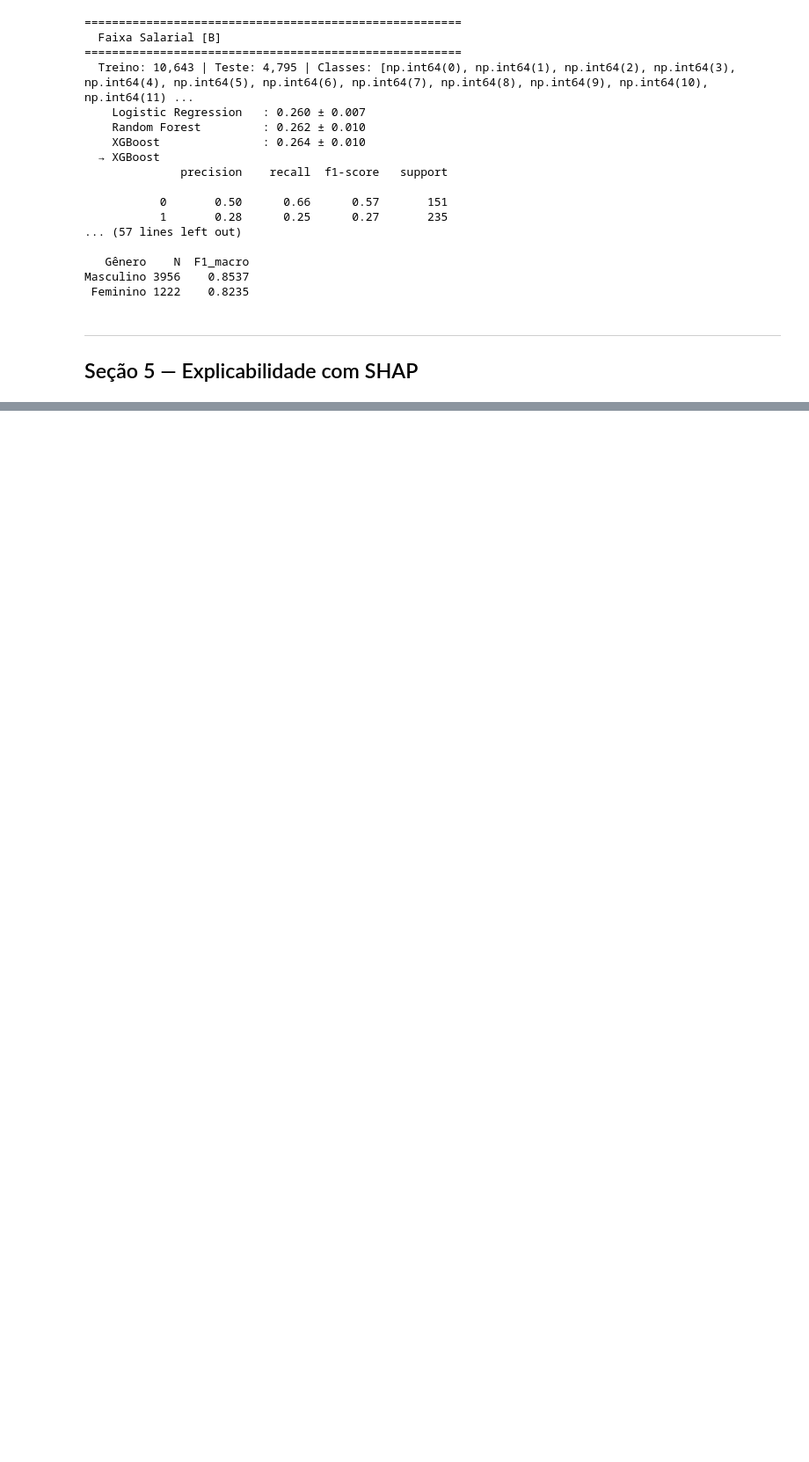
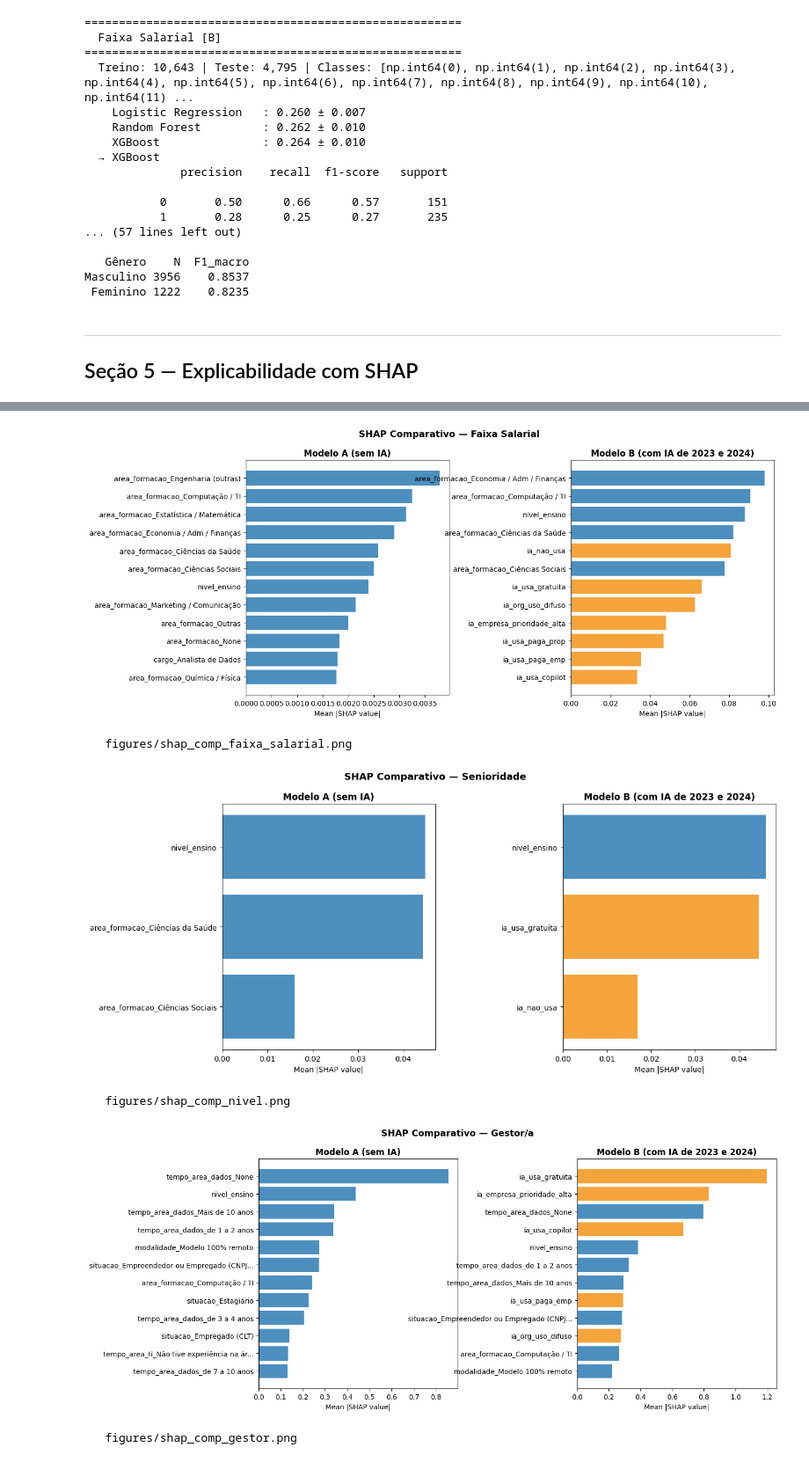
Before and after one commit to julliebelmonte/stateofdata, a Jupyter notebook: state_of_data_genero.ipynb, the cells around one changed output, grey strips where cells are left out. Shown at 88% size. Saved outputs shown, nothing was run; the diff lists cells and outputs as text; code cells hidden in the pictures; blank space fills up the shorter version.

```diff
--- a/state_of_data_genero.ipynb
+++ b/state_of_data_genero.ipynb
@@ -1852,0 +1793,70 @@ for target in TARGETS:
+# %%
+def clean_feat_name(name: str, max_len: int = 40) -> str:
+    name = name.replace('cat__', '').replace('num__', '')
+    return name[:max_len] + '...' if len(name) > max_len else name
+
+def is_ia_feature(name: str) -> bool:
+    return 'ia_' in name
+
+def plot_shap_bar(mean_shap, feat_names, top_n=15, title='SHAP', fname='shap.png', highlight_ia=False):
+    top_idx = np.argsort(mean_shap)[::-1][:top_n]
+    names_r = feat_names[top_idx]
+    vals    = mean_shap[top_idx]
+    names_c = [clean_feat_name(n) for n in names_r]
+    colors  = ['#F4A43B' if is_ia_feature(n) else '#4C8FBF' for n in names_r] if highlight_ia else ['#4C8FBF'] * len(names_r)
+
+    fig, ax = plt.subplots(figsize=(10, 6))
+    ax.barh(names_c[::-1], vals[::-1], color=colors[::-1])
+    ax.set_xlabel('Mean |SHAP value|')
+    ax.set_title(title, fontweight='bold', loc='left')
+    fig.subplots_adjust(left=0.35)
+    if highlight_ia:
+        ax.legend(handles=[
+            mpatches.Patch(color='#F4A43B', label='Feature de IA generativa'),
+            mpatches.Patch(color='#4C8FBF', label='Feature base'),
+        ], loc='lower right', frameon=False)
+    plt.savefig(f'figures/{fname}', bbox_inches='tight', dpi=150)
+    plt.show()
+    print(f'   figures/{fname}')
+
+
+def plot_shap_comparacao(target, top_n=12):
+    key_a, key_b = f'A_{target}', f'B_{target}'
+    if key_a not in shap_cache or key_b not in shap_cache:
+        print(f'⚠️ SHAP não disponível para {target}'); return
+
+    def top(ms, fn, n):
+        idx = np.argsort(ms)[::-1][:n]
+        return [clean_feat_name(fn[i]) for i in idx], ms[idx]
+
+    ms_a, fn_a = shap_cache[key_a]
+    ms_b, fn_b = shap_cache[key_b]
+    names_a, vals_a = top(ms_a, fn_a, top_n)
+    names_b, vals_b = top(ms_b, fn_b, top_n)
+
+    fig, axes = plt.subplots(1, 2, figsize=(16, 6))
+    for ax, names, vals, subtitle, hl in [
+        (axes[0], names_a, vals_a, 'Modelo A (sem IA)', False),
+        (axes[1], names_b, vals_b, 'Modelo B (com IA de 2023 e 2024)', True),
+    ]:
+        colors = ['#F4A43B' if 'ia_' in n else '#4C8FBF' for n in names] if hl else ['#4C8FBF'] * len(names)
+        ax.barh(names[::-1], vals[::-1], color=colors[::-1])
+        ax.set_xlabel('Mean |SHAP value|')
+        ax.set_title(subtitle, fontweight='bold')
+
+    fig.suptitle(f'SHAP Comparativo — {TARGET_LABELS[target]}', fontsize=13, fontweight='bold')
+    fig.subplots_adjust(left=0.25, wspace=0.6)
+    plt.savefig(f'figures/shap_comp_{target}.png', bbox_inches='tight', dpi=150)
+    plt.show()
+    print(f'   figures/shap_comp_{target}.png')
+
+
+for target in TARGETS:
+    plot_shap_comparacao(target)
+# %% [output]
+[figure, added]
+   figures/shap_comp_faixa_salarial.png
+[figure, added]
+   figures/shap_comp_nivel.png
+[figure, added]
+   figures/shap_comp_gestor.png
```
Also changed, not shown: parts of 3 cells of this notebook, 9 other files.
